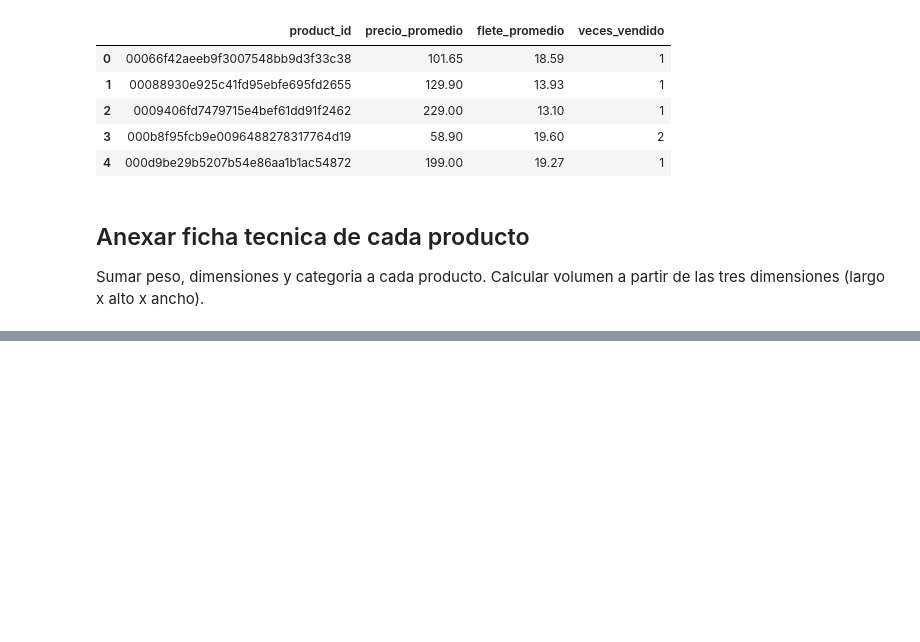
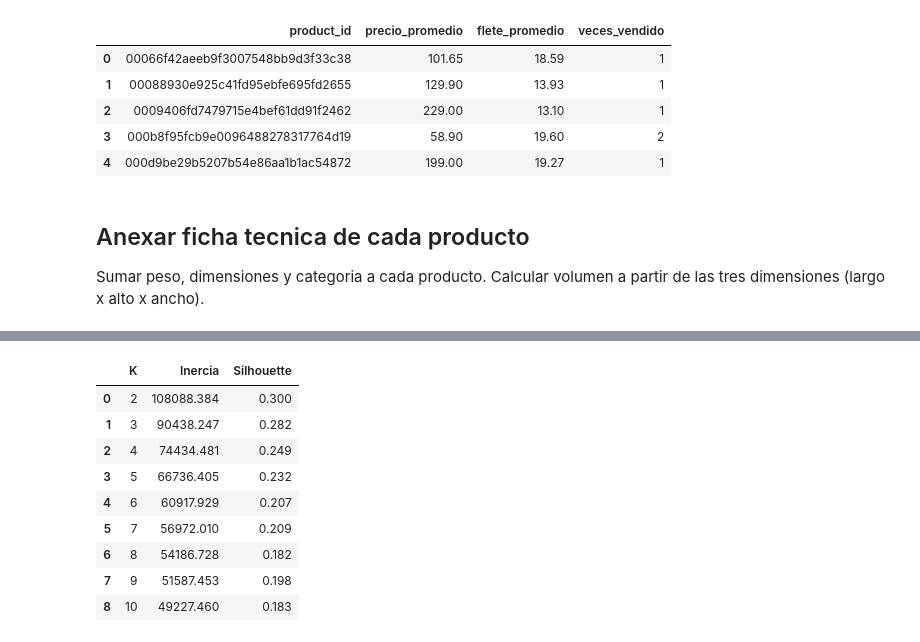
Before and after one commit to katherinevarela775/C3DS-Olist_Operation, a Jupyter notebook: notebooks/01_catalog_segmentation.ipynb, the cells around one changed output, grey strips where cells are left out. Saved outputs shown, nothing was run; the diff lists cells and outputs as text; code cells hidden in the pictures; blank space fills up the shorter version.

```diff
--- a/notebooks/01_catalog_segmentation.ipynb
+++ b/notebooks/01_catalog_segmentation.ipynb
@@ -86,0 +161,14 @@ Productos en catalogo: 32951
+# %%
+# Copia para no pisar las columnas originales
+catalogo_log = catalogo.copy()
+# Crea por cada feature su version logaritmica
+for f in features:
+# log1p = log(x+1): maneja el cero y comprime la cola larga
+    catalogo_log[f + '_log'] = np.log1p(catalogo[f])
+
+# Nombres de las columnas transformadas
+features_log = [f + '_log' for f in features]
+# Matriz con las features en escala log
+X_log = catalogo_log[features_log]
+# Inspecciona
+X_log.head()
@@ -86,0 +244,34 @@ Productos en catalogo: 32951
+# %%
+# Acumulador de inercias
+inertias = []
+# Acumulador de silhouettes
+silhouettes = []
+# Rango de K a probar (de 2 a 10; K=1 no tiene silhouette)
+K_range = range(2, 11)
+
+# Entrena KMeans para cada K
+for k in K_range:
+# KMeans con K actual y semilla fija
+    kmeans = KMeans(n_clusters=k, random_state=42, n_init=10)
+# fit_predict: entrena y asigna cluster a cada punto
+    labels = kmeans.fit_predict(X_escalado)
+# Guarda la inercia
+    inertias.append(kmeans.inertia_)
+# Calcula silhouette del agrupamiento actual
+    silhouettes.append(silhouette_score(X_escalado, labels))
+
+# Tabla resumen por K
+resultados_k = pd.DataFrame({'K': list(K_range), 'Inercia': inertias, 'Silhouette': silhouettes})
+# Muestra con 3 decimales
+resultados_k.round(3)
+# %% [output]
+|  | K | Inercia | Silhouette |
+| 0 | 2 | 108088.384 | 0.300 |
+| 1 | 3 | 90438.247 | 0.282 |
+| 2 | 4 | 74434.481 | 0.249 |
+| 3 | 5 | 66736.405 | 0.232 |
+| 4 | 6 | 60917.929 | 0.207 |
+| 5 | 7 | 56972.010 | 0.209 |
+| 6 | 8 | 54186.728 | 0.182 |
+| 7 | 9 | 51587.453 | 0.198 |
+| 8 | 10 | 49227.460 | 0.183 |
```
Also changed, not shown: parts of 26 cells of this notebook, 11 other files.
